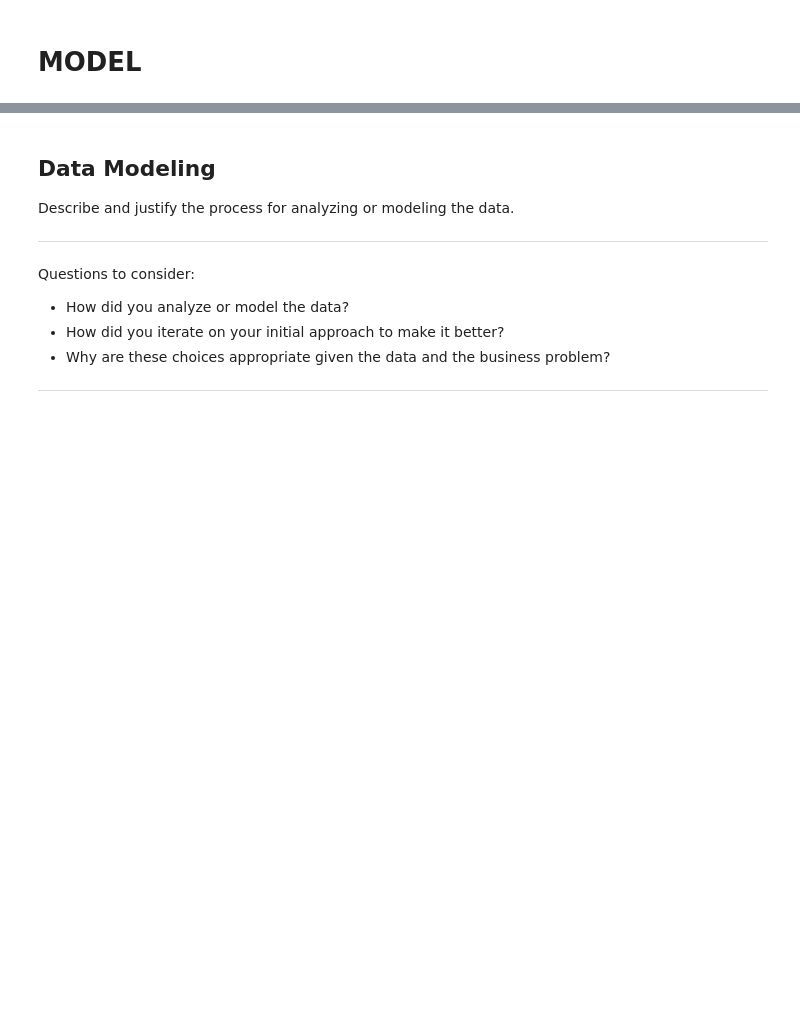
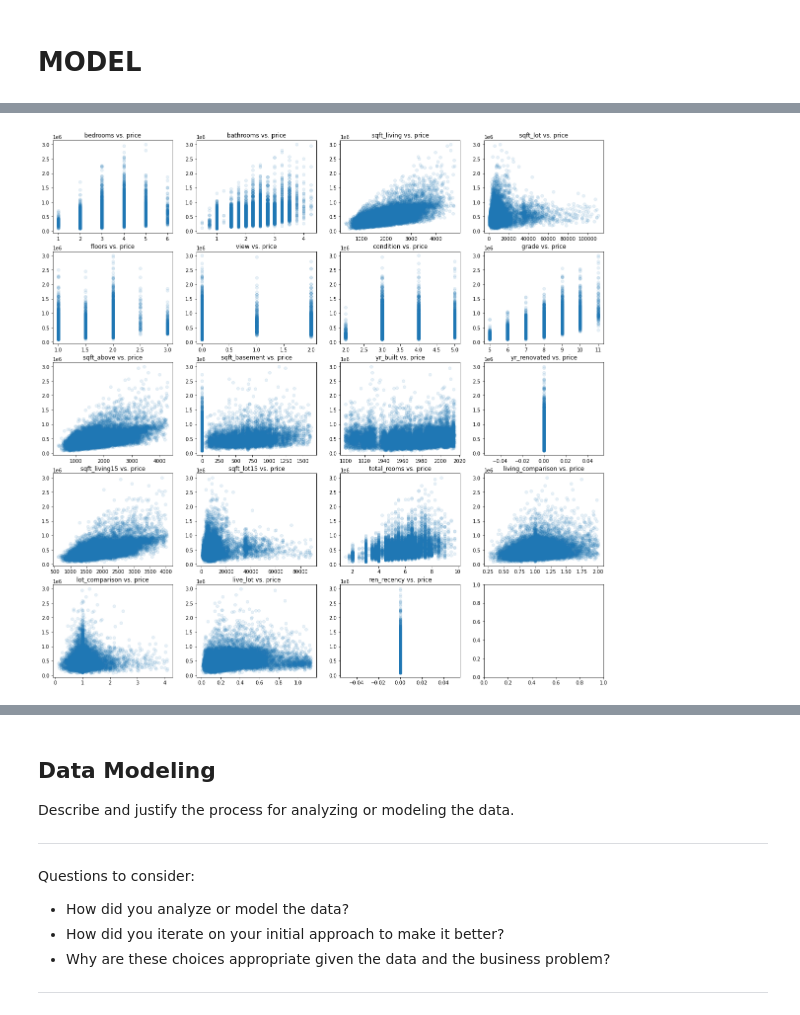
Before and after one commit to kuninethan95/dsc-phase-2-project, a Jupyter notebook: index_OSEMN_plus_mvp.ipynb, the cells around one changed output, grey strips where cells are left out. Saved outputs shown, nothing was run; the diff lists cells and outputs as text; code cells hidden in the pictures; blank space fills up the shorter version.

```diff
--- a/index_OSEMN_plus_mvp.ipynb
+++ b/index_OSEMN_plus_mvp.ipynb
@@ -1063,0 +1099,8 @@ df_model = df_model.drop(['id', 'date','zipcode','lat', 'long', 'Exp_inexp', 'wa
+# %%
+# I scaled price for the sake of being able to get my original data, how would I unscale it?
+# Maybe I can keep id and merge it back?
+
+df2 = scaler.inverse_transform(df_model[num_cols])
+df2=pd.DataFrame(df2)
+df2.columns = num_cols
+df2.head()
@@ -1096,0 +1134,6 @@ df_model.describe()
+# %%
+df2_cols = df2.columns
+df2_test =list(df2_cols)
+len(df2_cols)
+df2_test.remove('price')
+df2_test
@@ -1096,0 +1160,15 @@ df_model.describe()
+# %%
+# Test assumption of Linearity
+# Are we supposed to use normalized data to check for linearity?
+# Use df2, has outliers cleared out
+# In conclusion there just aren't a lot of linear relationships with price
+
+fig, axes = plt.subplots(figsize=(20,20),nrows=5, ncols=4)
+for ax, col in zip(axes.flatten(), df2_test):
+    ax.scatter(df2[col], df2['price'], alpha=.1)
+    ax.set_title(f'{col} vs. price')
+
+# ax.plot(0, [1, 1], color='red')
+# sns.kdeplot(data=df_model, x='sqft_above')
+# %% [output]
+[figure, added]
```
Also changed, not shown: parts of 16 cells of this notebook.
